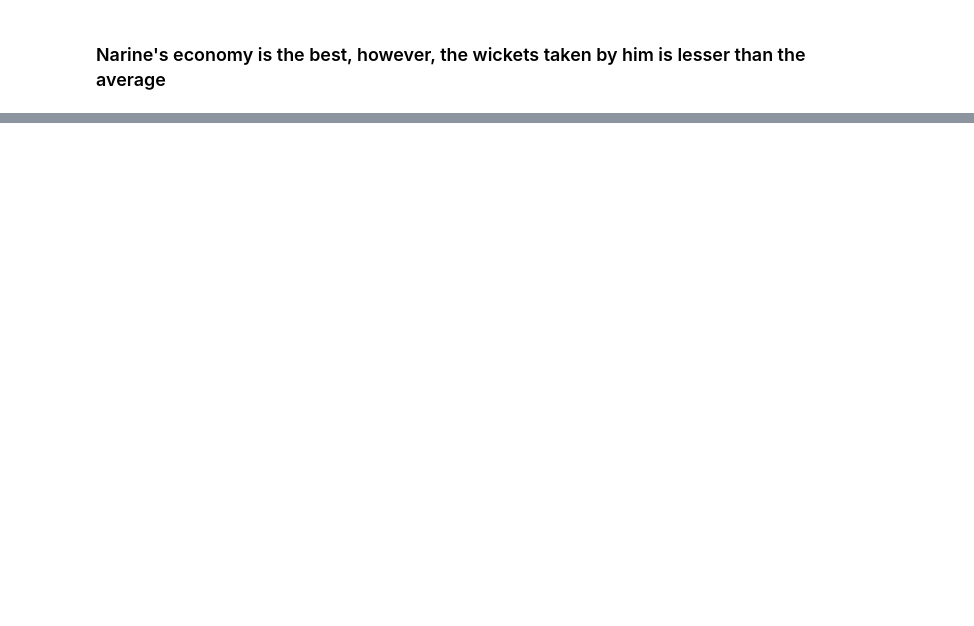
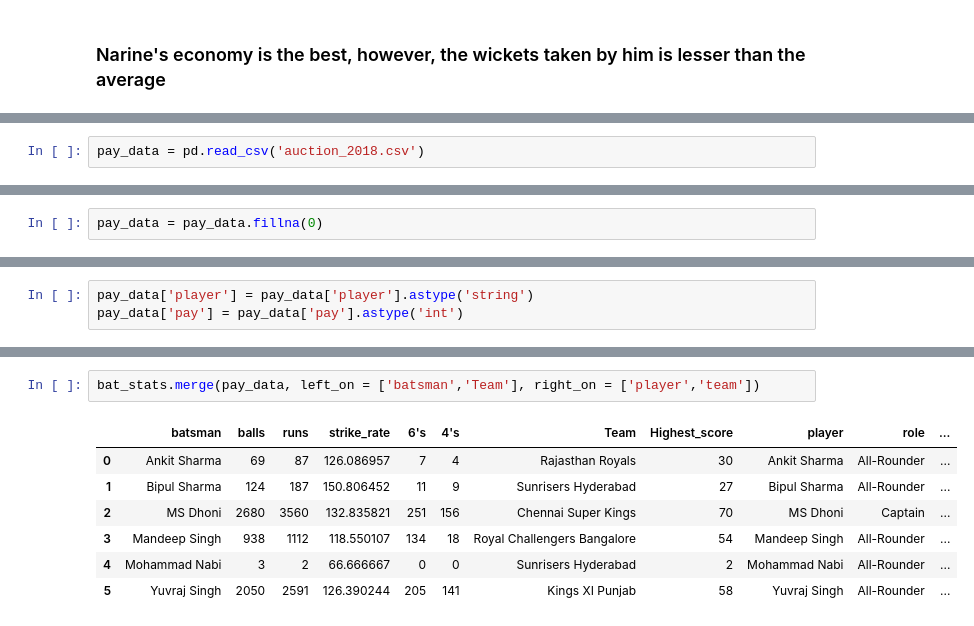
Before and after one commit to ujjwalk73/cricket_analysis, a Jupyter notebook: cricket_stats.ipynb, the cells around one changed output, grey strips where cells are left out. Drawn from its saved outputs; the diff is of its cells as text; blank space fills up the shorter version.

```diff
--- a/cricket_stats.ipynb
+++ b/cricket_stats.ipynb
@@ -476,0 +475,2 @@ compare_bowler_statistics("economy","wickets",'Narine')
+# %%
+pay_data = pd.read_csv('auction_2018.csv')
@@ -476,0 +494,2 @@ compare_bowler_statistics("economy","wickets",'Narine')
+# %%
+pay_data = pay_data.fillna(0)
@@ -476,0 +504,3 @@ compare_bowler_statistics("economy","wickets",'Narine')
+# %%
+pay_data['player'] = pay_data['player'].astype('string')
+pay_data['pay'] = pay_data['pay'].astype('int')
@@ -476,0 +523,10 @@ compare_bowler_statistics("economy","wickets",'Narine')
+# %%
+bat_stats.merge(pay_data, left_on = ['batsman','Team'], right_on = ['player','team'])
+# %% [output]
+|  | batsman | balls | runs | strike_rate | 6's | 4's | Team | Highest_score | player | role | ... |
+| 0 | Ankit Sharma | 69 | 87 | 126.086957 | 7 | 4 | Rajasthan Royals | 30 | Ankit Sharma | All-Rounder | ... |
+| 1 | Bipul Sharma | 124 | 187 | 150.806452 | 11 | 9 | Sunrisers Hyderabad | 27 | Bipul Sharma | All-Rounder | ... |
+| 2 | MS Dhoni | 2680 | 3560 | 132.835821 | 251 | 156 | Chennai Super Kings | 70 | MS Dhoni | Captain | ... |
+| 3 | Mandeep Singh | 938 | 1112 | 118.550107 | 134 | 18 | Royal Challengers Bangalore | 54 | Mandeep Singh | All-Rounder | ... |
+| 4 | Mohammad Nabi | 3 | 2 | 66.666667 | 0 | 0 | Sunrisers Hyderabad | 2 | Mohammad Nabi | All-Rounder | ... |
+| 5 | Yuvraj Singh | 2050 | 2591 | 126.390244 | 205 | 141 | Kings XI Punjab | 58 | Yuvraj Singh | All-Rounder | ... |
```
Also changed, not shown: parts of 13 cells of this notebook, 1 other file.
